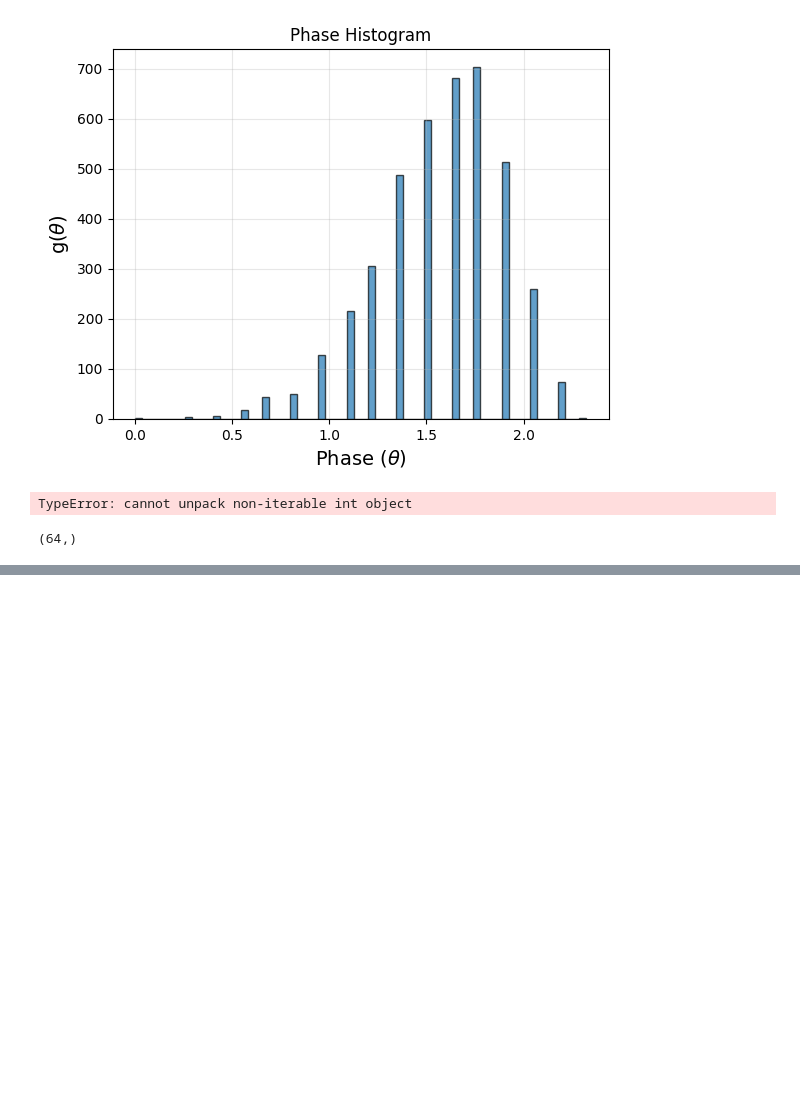
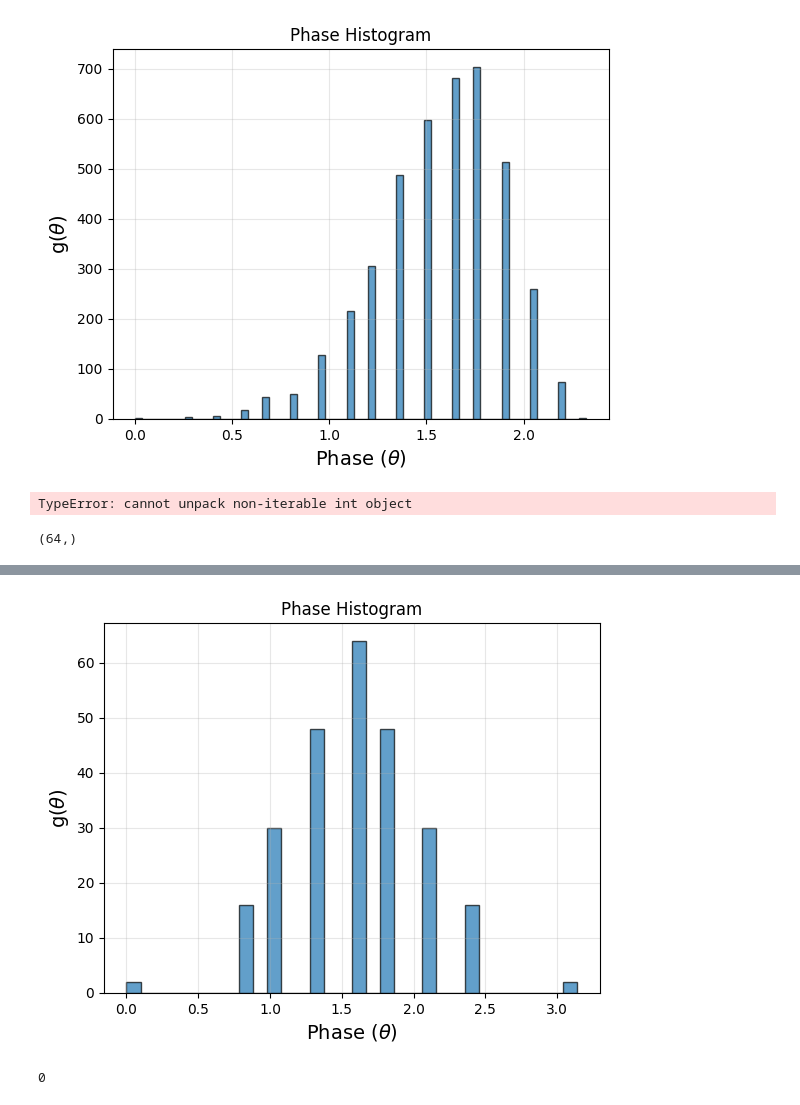
Before and after one commit to pranjagar/Phase-to-Amplitude-proj, a Jupyter notebook: rough_phase_to_amp.ipynb, the cells around one changed output, grey strips where cells are left out. Saved outputs shown, nothing was run; the diff lists cells and outputs as text; code cells hidden in the pictures; blank space fills up the shorter version.

```diff
--- a/rough_phase_to_amp.ipynb
+++ b/rough_phase_to_amp.ipynb
@@ -1031,0 +1111,16 @@ freq.shape
+# %%
+# Cayley graph for n = 4
+q = 8
+adj_list = [[0,1],[1,2],[2,3],[3,0],[0,4],[1,5],[2,6],[3,7],[4,5],[5,6],[6,7],[7,4]]
+
+adj_cayley_4 = sparse_to_dense(q, adj_list)
+Q_cayley_4 = QuantumSystem(q, adj_cayley_4)
+# Q_cayley_4.sorted_binaries(Q_cayley_4.psi_iter_m(3), q = q)
+
+# plot histogram for cayley graph
+phases = Q_cayley_4.phases(q, adj_cayley_4)
+
+Q_cayley_4.G_theta_hist(phases)
+# %% [output]
+[figure, added]
+0
```
Also changed, not shown: parts of 8 cells of this notebook, 1 other file.
